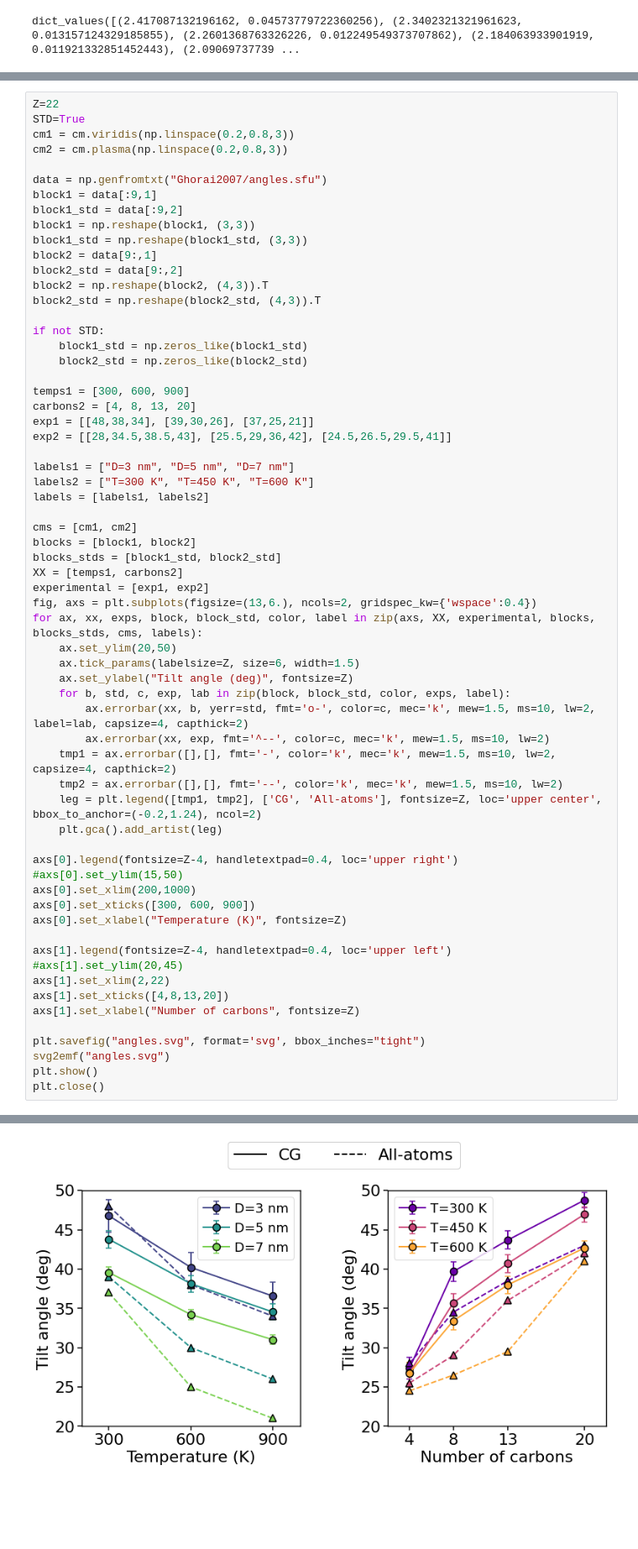
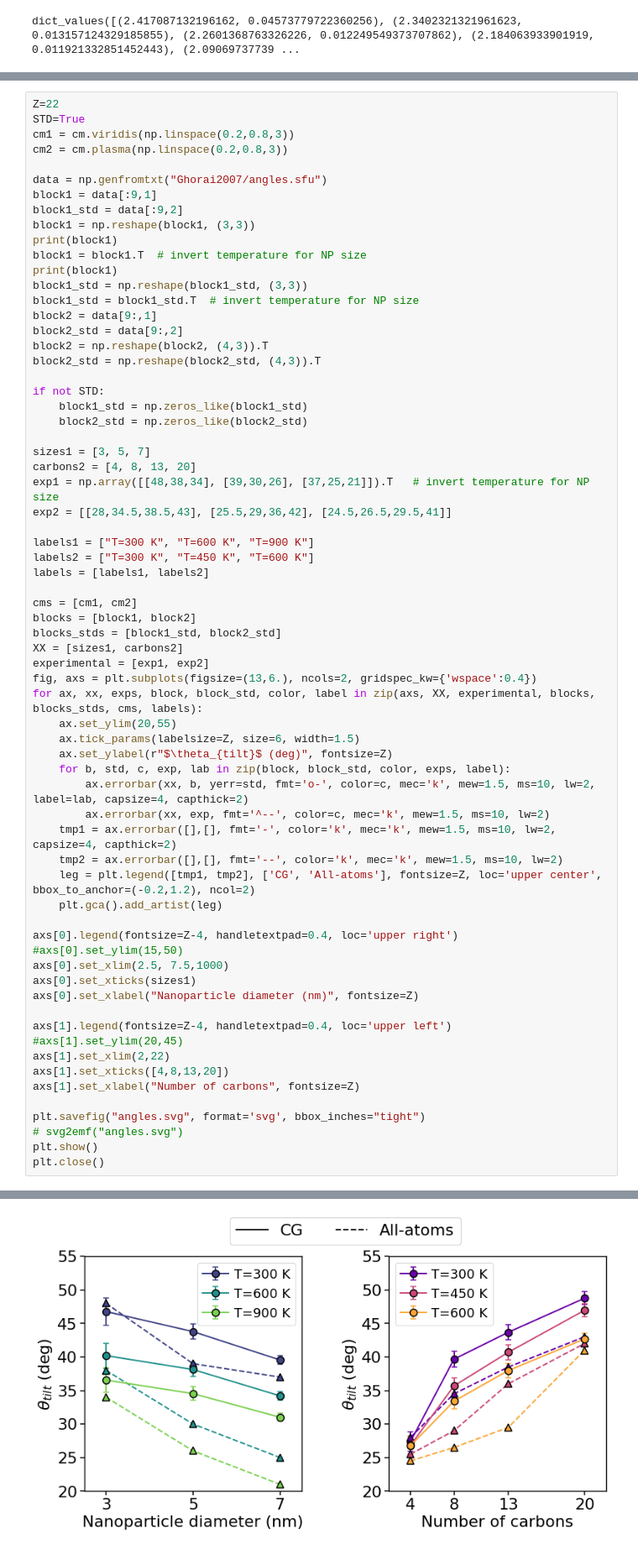
Before and after one commit to cebasfu93/NanoModeler_CG, a Jupyter notebook: Analysis/Analysis.ipynb, the cells around one changed output, grey strips where cells are left out. Shown: that part at 84% size. Saved outputs shown, nothing was run; the diff lists cells and outputs as text; blank space fills up the shorter version.

Commit message:
fixed plots after peer review

```diff
--- a/Analysis/Analysis.ipynb
+++ b/Analysis/Analysis.ipynb
@@ -91,7 +91,11 @@ data = np.genfromtxt("Ghorai2007/angles.sfu")
 block1 = data[:9,1]
 block1_std = data[:9,2]
 block1 = np.reshape(block1, (3,3))
+print(block1)
+block1 = block1.T  # invert temperature for NP size
+print(block1)
 block1_std = np.reshape(block1_std, (3,3))
+block1_std = block1_std.T  # invert temperature for NP size
 block2 = data[9:,1]
 block2_std = data[9:,2]
 block2 = np.reshape(block2, (4,3)).T
@@ -101,38 +105,38 @@ if not STD:
     block1_std = np.zeros_like(block1_std)
     block2_std = np.zeros_like(block2_std)
 
-temps1 = [300, 600, 900]
+sizes1 = [3, 5, 7]
 carbons2 = [4, 8, 13, 20]
-exp1 = [[48,38,34], [39,30,26], [37,25,21]]
+exp1 = np.array([[48,38,34], [39,30,26], [37,25,21]]).T   # invert temperature for NP size
 exp2 = [[28,34.5,38.5,43], [25.5,29,36,42], [24.5,26.5,29.5,41]]
 
-labels1 = ["D=3 nm", "D=5 nm", "D=7 nm"]
+labels1 = ["T=300 K", "T=600 K", "T=900 K"]
 labels2 = ["T=300 K", "T=450 K", "T=600 K"]
 labels = [labels1, labels2]
 
 cms = [cm1, cm2]
 blocks = [block1, block2]
 blocks_stds = [block1_std, block2_std]
-XX = [temps1, carbons2]
+XX = [sizes1, carbons2]
 experimental = [exp1, exp2]
 fig, axs = plt.subplots(figsize=(13,6.), ncols=2, gridspec_kw={'wspace':0.4})
 for ax, xx, exps, block, block_std, color, label in zip(axs, XX, experimental, blocks, blocks_stds, cms, labels):
-    ax.set_ylim(20,50)
+    ax.set_ylim(20,55)
     ax.tick_params(labelsize=Z, size=6, width=1.5)
-    ax.set_ylabel("Tilt angle (deg)", fontsize=Z)
+    ax.set_ylabel(r"$\theta_{tilt}$ (deg)", fontsize=Z)
     for b, std, c, exp, lab in zip(block, block_std, color, exps, label):
         ax.errorbar(xx, b, yerr=std, fmt='o-', color=c, mec='k', mew=1.5, ms=10, lw=2, label=lab, capsize=4, capthick=2)
         ax.errorbar(xx, exp, fmt='^--', color=c, mec='k', mew=1.5, ms=10, lw=2)
     tmp1 = ax.errorbar([],[], fmt='-', color='k', mec='k', mew=1.5, ms=10, lw=2, capsize=4, capthick=2)
     tmp2 = ax.errorbar([],[], fmt='--', color='k', mec='k', mew=1.5, ms=10, lw=2)
-    leg = plt.legend([tmp1, tmp2], ['CG', 'All-atoms'], fontsize=Z, loc='upper center', bbox_to_anchor=(-0.2,1.24), ncol=2)
+    leg = plt.legend([tmp1, tmp2], ['CG', 'All-atoms'], fontsize=Z, loc='upper center', bbox_to_anchor=(-0.2,1.2), ncol=2)
     plt.gca().add_artist(leg)
 
 axs[0].legend(fontsize=Z-4, handletextpad=0.4, loc='upper right')
 #axs[0].set_ylim(15,50)
-axs[0].set_xlim(200,1000)
-axs[0].set_xticks([300, 600, 900])
-axs[0].set_xlabel("Temperature (K)", fontsize=Z)
+axs[0].set_xlim(2.5, 7.5,1000)
+axs[0].set_xticks(sizes1)
+axs[0].set_xlabel("Nanoparticle diameter (nm)", fontsize=Z)
 
 axs[1].legend(fontsize=Z-4, handletextpad=0.4, loc='upper left')
 #axs[1].set_ylim(20,45)
@@ -141,7 +145,7 @@ axs[1].set_xticks([4,8,13,20])
 axs[1].set_xlabel("Number of carbons", fontsize=Z)
 
 plt.savefig("angles.svg", format='svg', bbox_inches="tight")
-svg2emf("angles.svg")
+# svg2emf("angles.svg")
 plt.show()
 plt.close()
 # %% [output]
@@ -148 +158 @@ plt.close()
-[figure, old version]
+[figure, new version]
```
Also changed, not shown: parts of 6 cells of this notebook.
